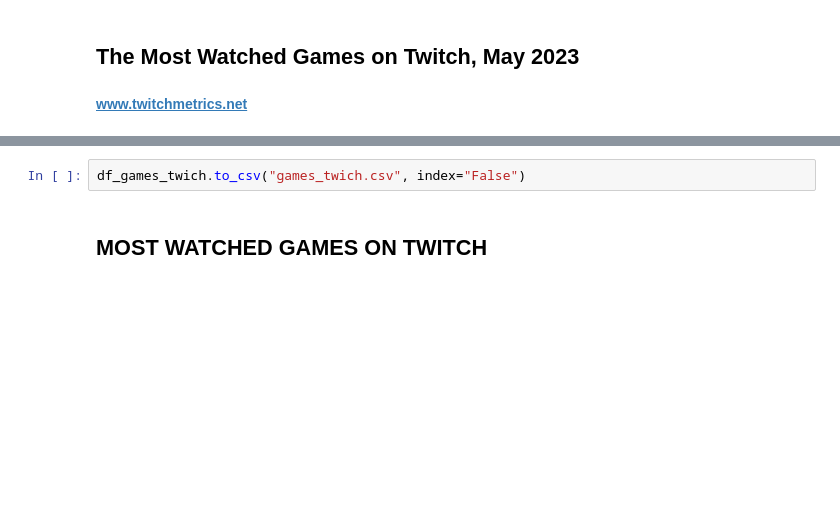
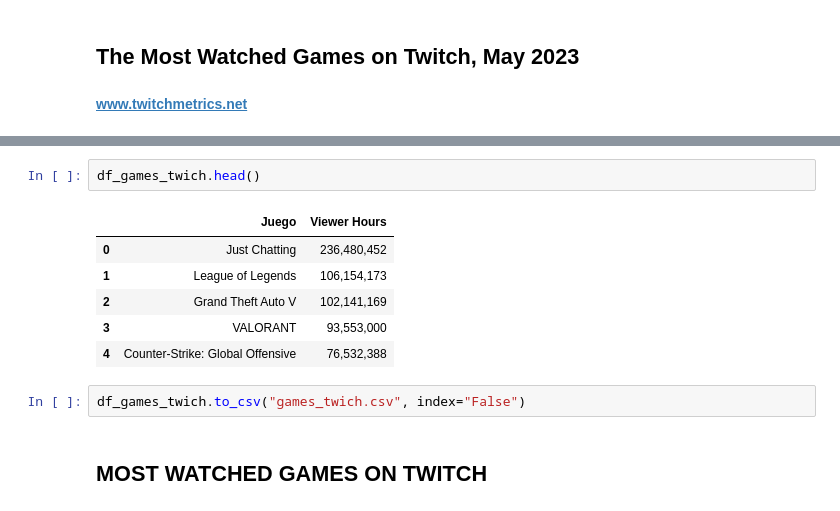
Before and after one commit to giottomillan/project_gamers, a Jupyter notebook: src/data_clean.ipynb, the cells around one changed output, grey strips where cells are left out. Drawn from its saved outputs; the diff is of its cells as text; blank space fills up the shorter version.

```diff
--- a/src/data_clean.ipynb
+++ b/src/data_clean.ipynb
@@ -827,3 +669,12 @@ KeyboardInterrupt:
+# %%
+df_games_twich.head()
+# %% [output]
+|  | Juego | Viewer Hours |
+| 0 | Just Chatting | 236,480,452 |
+| 1 | League of Legends | 106,154,173 |
+| 2 | Grand Theft Auto V | 102,141,169 |
+| 3 | VALORANT | 93,553,000 |
+| 4 | Counter-Strike: Global Offensive | 76,532,388 |
 # %%
 df_games_twich.to_csv("games_twich.csv", index="False")
 # %% [markdown]
```
Also changed, not shown: parts of 17 cells of this notebook, 3 other files.
